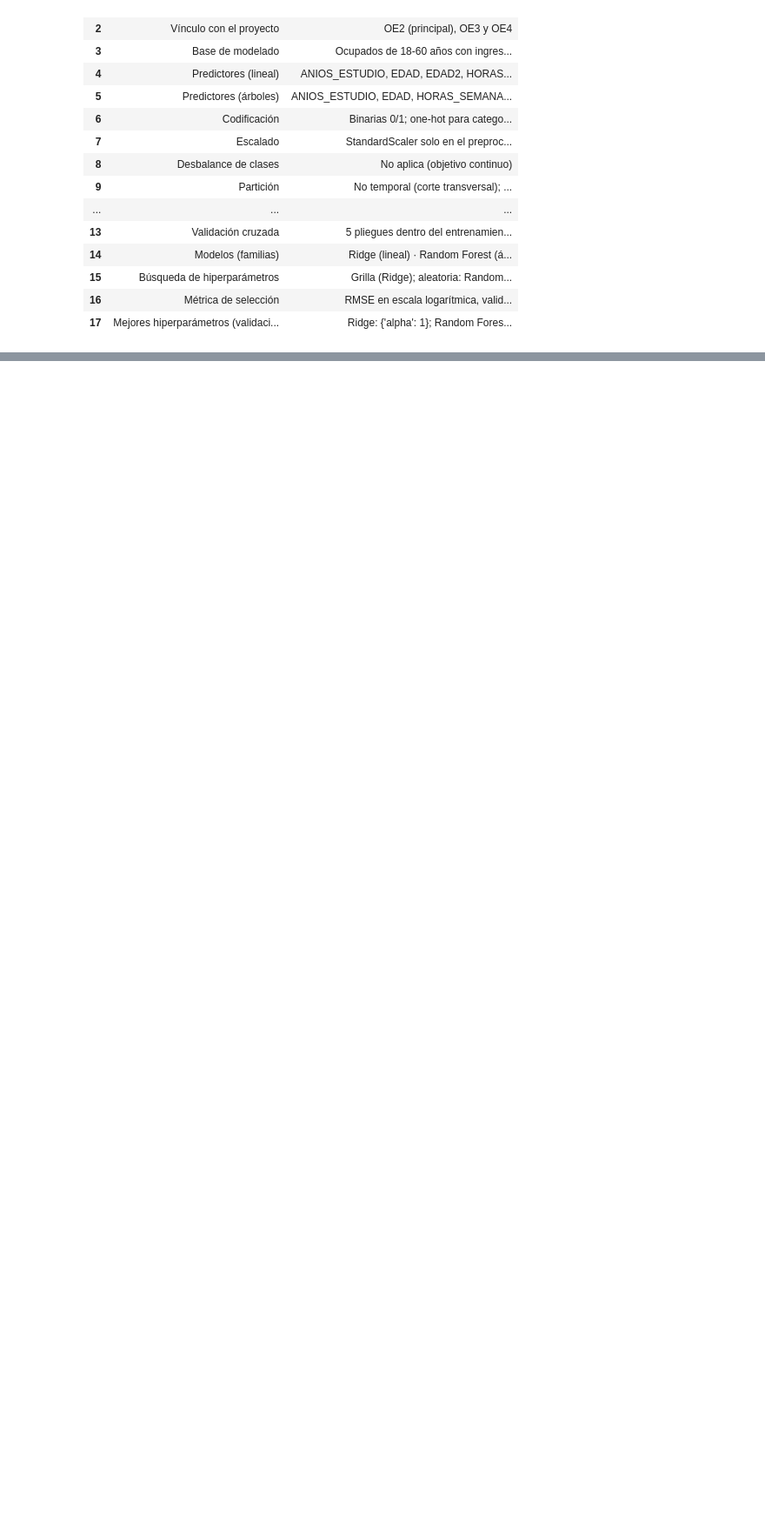
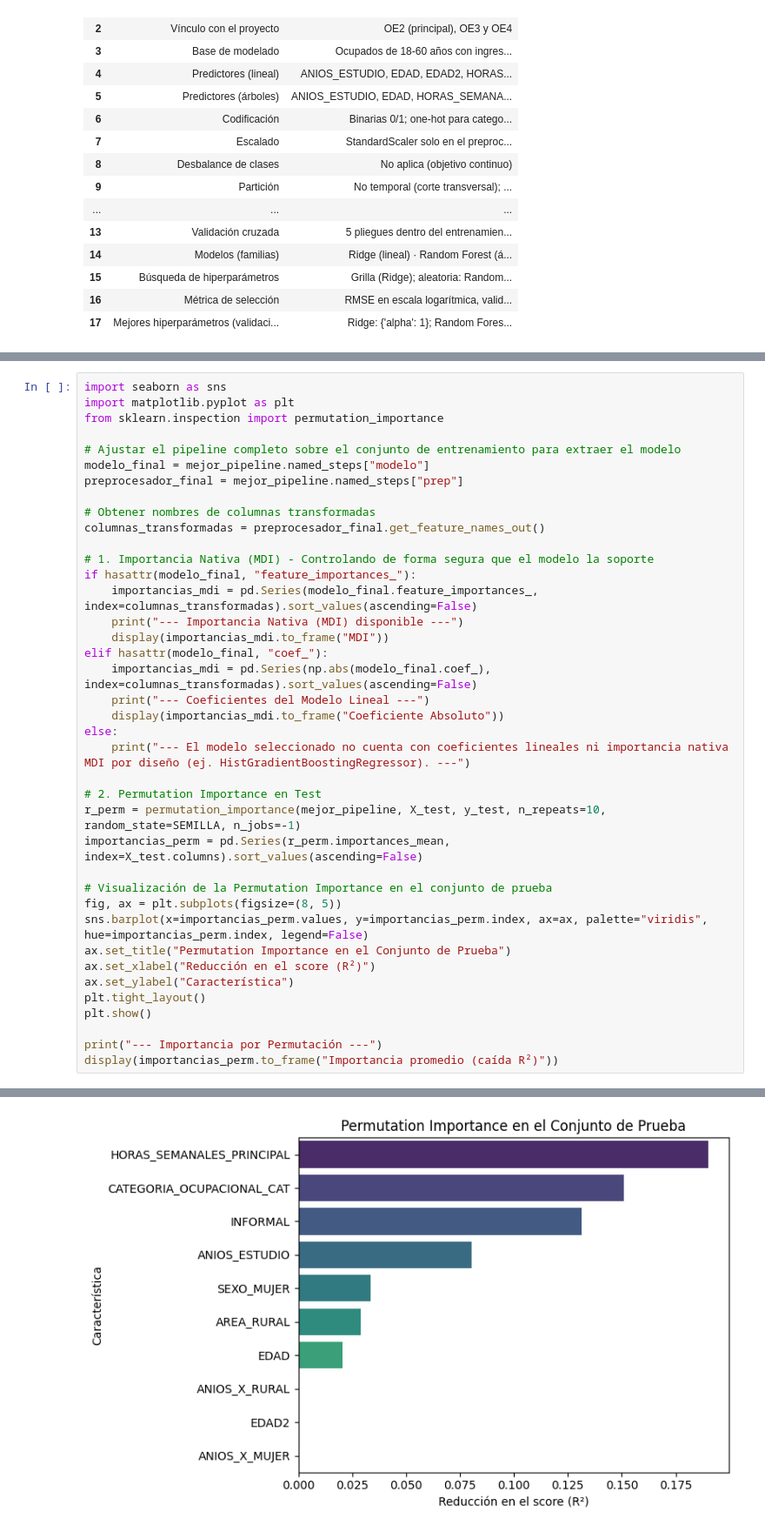
Before and after one commit to fiomusmeci-rgb/Proyecto_DataScience, a Jupyter notebook: notebooks/Fase3_DataScience_Torres_Musmeci_Roman.ipynb, the cells around one changed output, grey strips where cells are left out. Shown at 87% size. Drawn from its saved outputs; the diff is of its cells as text; blank space fills up the shorter version.

```diff
--- a/notebooks/Fase3_DataScience_Torres_Musmeci_Roman.ipynb
+++ b/notebooks/Fase3_DataScience_Torres_Musmeci_Roman.ipynb
@@ -1284,0 +1466,40 @@ with pd.option_context("display.max_colwidth", None):
+# %%
+import seaborn as sns
+import matplotlib.pyplot as plt
+from sklearn.inspection import permutation_importance
+
+# Ajustar el pipeline completo sobre el conjunto de entrenamiento para extraer el modelo
+modelo_final = mejor_pipeline.named_steps["modelo"]
+preprocesador_final = mejor_pipeline.named_steps["prep"]
+
+# Obtener nombres de columnas transformadas
+columnas_transformadas = preprocesador_final.get_feature_names_out()
+
+# 1. Importancia Nativa (MDI) - Controlando de forma segura que el modelo la soporte
+if hasattr(modelo_final, "feature_importances_"):
+    importancias_mdi = pd.Series(modelo_final.feature_importances_, index=columnas_transformadas).sort_values(ascending=False)
+    print("--- Importancia Nativa (MDI) disponible ---")
+    display(importancias_mdi.to_frame("MDI"))
+elif hasattr(modelo_final, "coef_"):
+    importancias_mdi = pd.Series(np.abs(modelo_final.coef_), index=columnas_transformadas).sort_values(ascending=False)
+    print("--- Coeficientes del Modelo Lineal ---")
+    display(importancias_mdi.to_frame("Coeficiente Absoluto"))
+else:
+    print("--- El modelo seleccionado no cuenta con coeficientes lineales ni importancia nativa MDI por diseño (ej. HistGradientBoostingRegressor). ---")
+
+# 2. Permutation Importance en Test
+r_perm = permutation_importance(mejor_pipeline, X_test, y_test, n_repeats=10, random_state=SEMILLA, n_jobs=-1)
+importancias_perm = pd.Series(r_perm.importances_mean, index=X_test.columns).sort_values(ascending=False)
+
+# Visualización de la Permutation Importance en el conjunto de prueba
+fig, ax = plt.subplots(figsize=(8, 5))
+sns.barplot(x=importancias_perm.values, y=importancias_perm.index, ax=ax, palette="viridis", hue=importancias_perm.index, legend=False)
+ax.set_title("Permutation Importance en el Conjunto de Prueba")
+ax.set_xlabel("Reducción en el score (R²)")
+ax.set_ylabel("Característica")
+plt.tight_layout()
+plt.show()
+
+print("--- Importancia por Permutación ---")
+display(importancias_perm.to_frame("Importancia promedio (caída R²)"))
+# %% [output]
@@ -1284,0 +1507 @@ with pd.option_context("display.max_colwidth", None):
+[figure, added]
```
Also changed, not shown: parts of 17 cells of this notebook.
